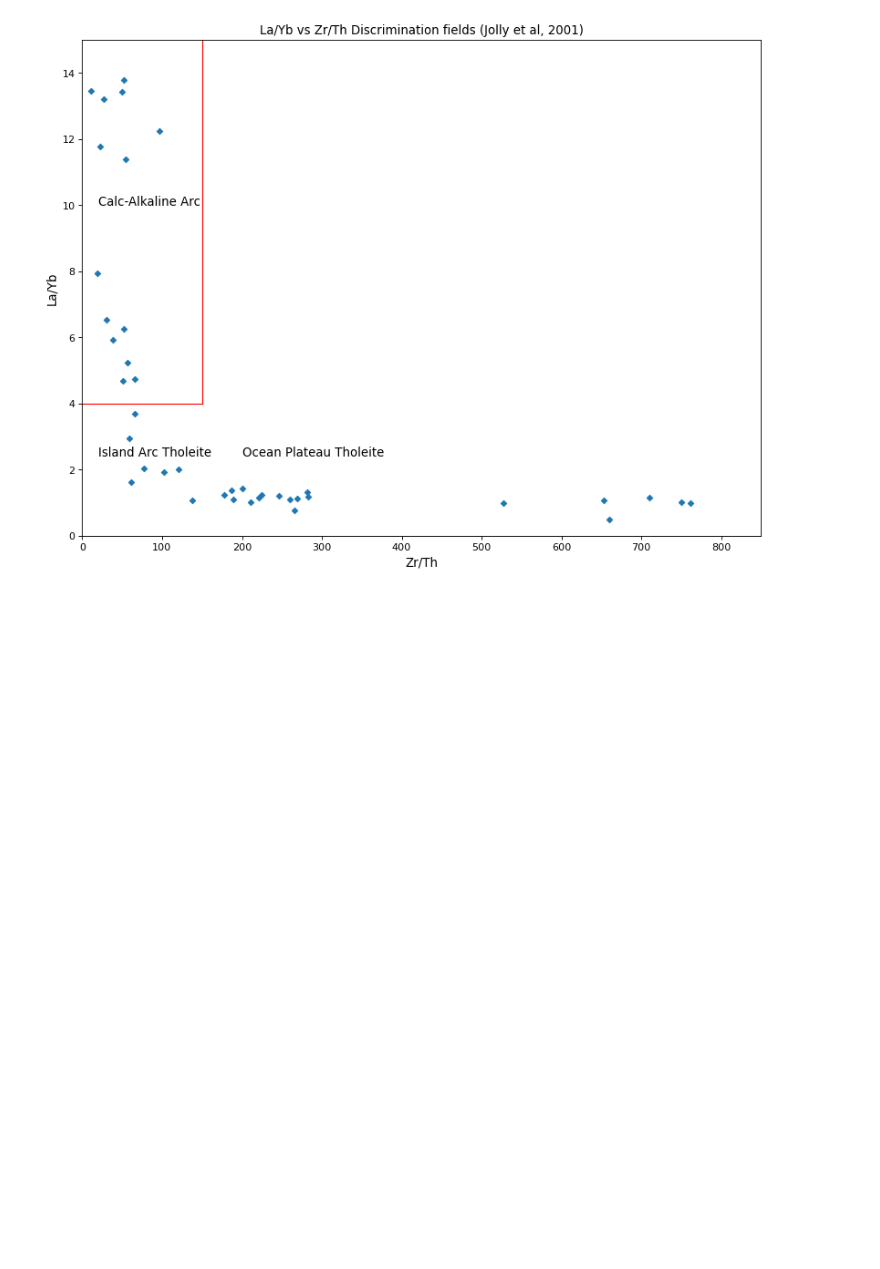
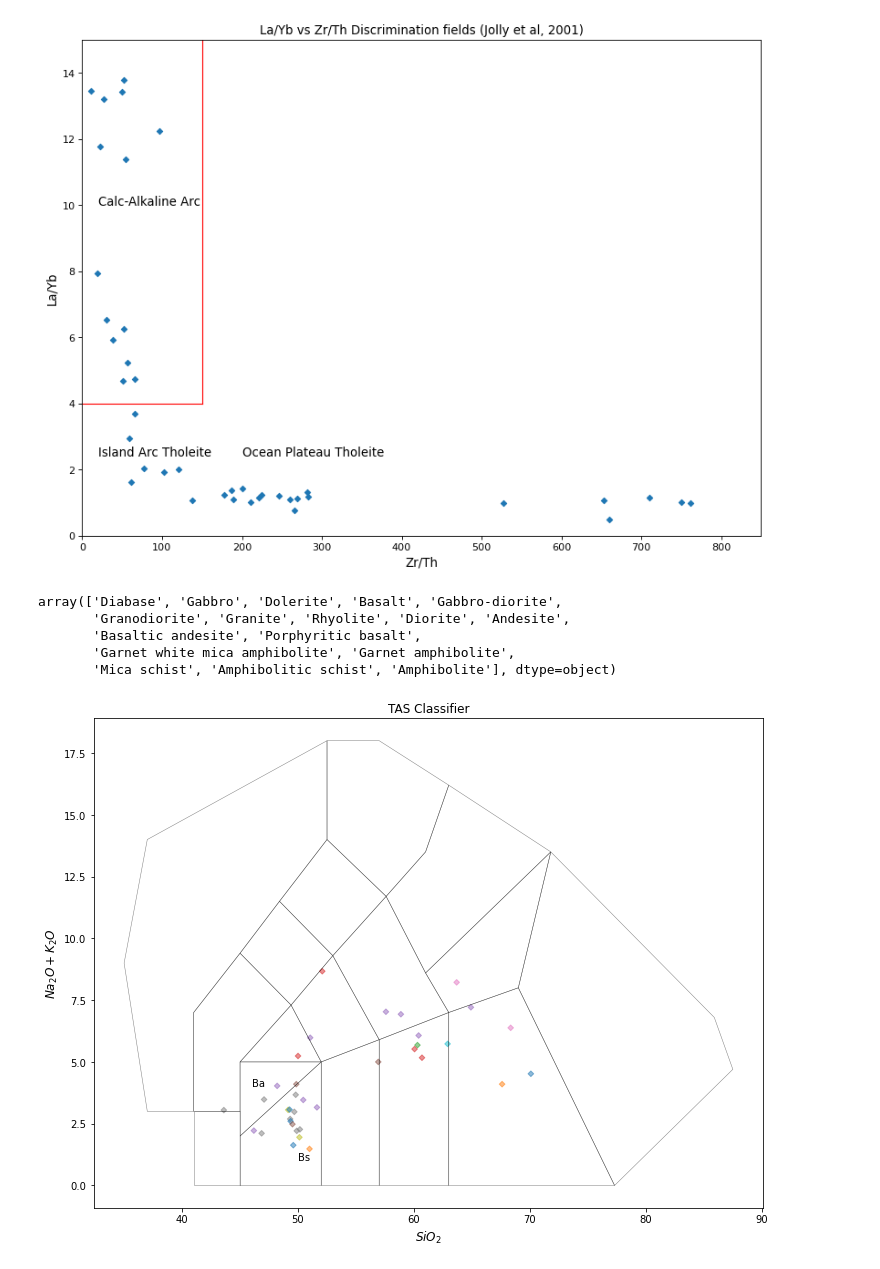
Before and after one commit to ieferreira/geological-menagerie, a Jupyter notebook: CordillerasDiagrams/cordillerasVisualization.ipynb, the cells around one changed output. Cells and saved outputs as stored; diff of their text form; code cells hidden in the pictures; blank space fills up the shorter version.

Commit message:
added TAS diagram to Villagomez

```diff
--- a/CordillerasDiagrams/cordillerasVisualization.ipynb
+++ b/CordillerasDiagrams/cordillerasVisualization.ipynb
@@ -218,3 +218,43 @@ plt.ylabel("La/Yb")
 # %% [output]
 Text(0, 0.5, 'La/Yb')
 [figure]
+# %%
+data = data.replace({r'\s+$': '', r'^\s+': ''}, regex=True).replace(r'\n',  ' ', regex=True)
+# %%
+data.Lithology.unique()
+# %% [output]
+array(['Diabase', 'Gabbro', 'Dolerite', 'Basalt', 'Gabbro-diorite',
+       'Granodiorite', 'Granite', 'Rhyolite', 'Diorite', 'Andesite',
+       'Basaltic andesite', 'Porphyritic basalt',
+       'Garnet white mica amphibolite', 'Garnet amphibolite',
+       'Mica schist', 'Amphibolitic schist', 'Amphibolite'], dtype=object)
+# %%
+metamorphic = ['Garnet white mica amphibolite', 'Garnet amphibolite',
+       'Mica schist', 'Amphibolitic schist', 'Amphibolite']
+# %%
+
+volcanics = data[~data['Lithology'].isin(metamorphic)].copy()
+# %%
+from pyrolite.util.classification import TAS
+from pyrolite.util.synthetic import normal_frame, random_cov_matrix
+import pyrolite.plot
+
+
+
+volcanics["Na2O + K2O"] = volcanics["Na 2O"] + volcanics["K 2O"]
+cm = TAS()
+
+fig, ax = plt.subplots(1, figsize=(12,9))
+
+volcanics[["SiO 2", "Na2O + K2O"]].pyroplot.scatter(ax=ax, alpha=0.5, c=volcanics["Unit"])
+cm.add_to_axes(
+    ax, alpha=0.5, linewidth=0.5, zorder=-1
+)
+
+plt.title("TAS Classifier")
+plt.text(50,1, "Bs")
+plt.text(46,4, "Ba")
+
+plt.show()
+# %% [output]
+[figure, added]
```
Also changed, not shown: parts of 1 cell of this notebook.
